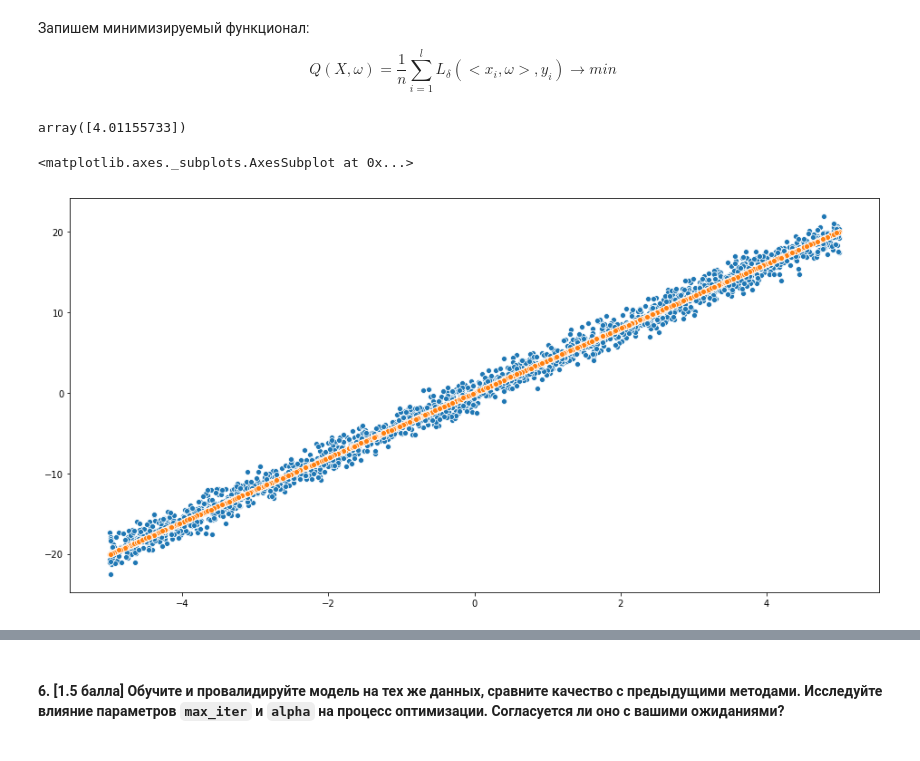
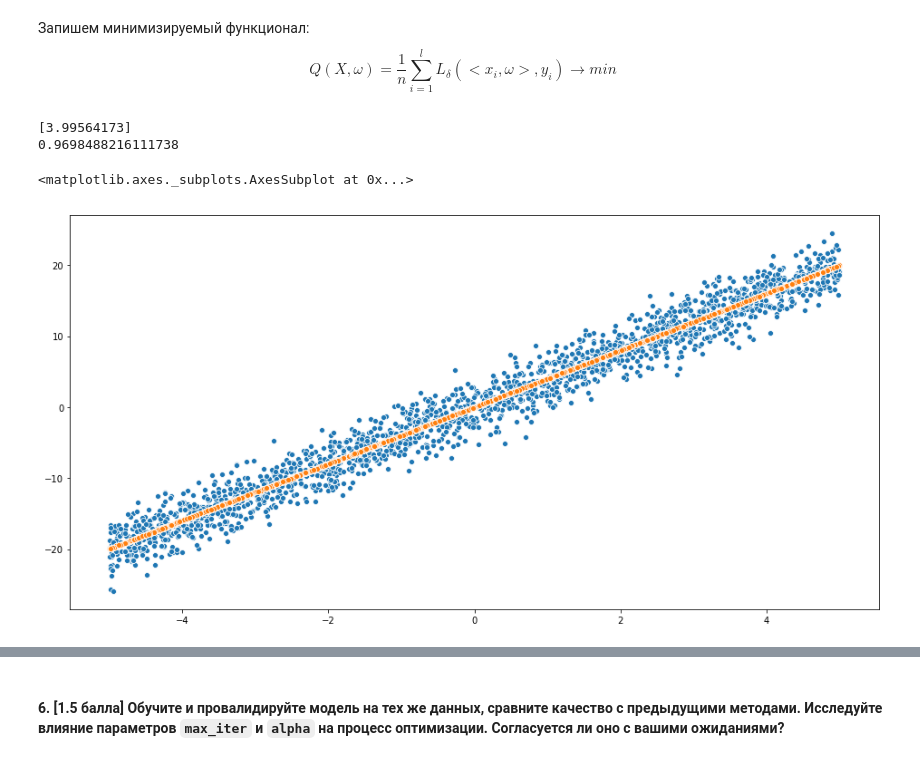
Before and after one commit to Mikhail-off/ML2018, a Jupyter notebook: HW3/homework-practice-03.ipynb, the cells around one changed output, grey strips where cells are left out. Drawn from its saved outputs; the diff is of its cells as text; code cells hidden in the pictures.

```diff
--- a/HW3/homework-practice-03.ipynb
+++ b/HW3/homework-practice-03.ipynb
@@ -199,17 +199,19 @@ class HuberReg(BaseEstimator):
         ---
         output: self
         """
-        if (len(X.shape) == 1):
+        if len(X.shape) == 1:
             X = X.reshape((-1, 1))
         self.loss_history = []
         self.w = np.zeros(X.shape[1], dtype=np.float)
-        if self.w0 != None:
+        if not(self.w0 is None):
             self.w = self.w0
         iteration = 0
         self.loss_history.append(self.calc_loss(X, y))
         last_w = None
         inertion = np.zeros_like(self.w)
+        best_w = self.w
         while iteration < self.max_iter and (iteration == 0 or np.linalg.norm(self.w - last_w) >= self.tolerance):
+            iteration += 1
             batch_size = 0
             if self.gd_type == 'stochastic':
                 batch_size = 1
@@ -223,7 +225,8 @@ class HuberReg(BaseEstimator):
             last_w = self.w.copy()
             self.w -= inertion
             self.loss_history.append(self.calc_loss(X, y))
-            iteration += 1
+        if iteration == self.max_iter:
+            print('Not converges')
         return self
 
     def predict(self, X):
@@ -277,22 +280,24 @@ class HuberReg(BaseEstimator):
         return r2_score(y_true=y_true, y_pred=y_pred)
 # %%
 x = np.linspace(-5, 5, 10000)
-y = 4 * x + np.random.normal(scale=1, size=len(x))
+y = 4 * x + np.random.normal(scale=2, size=len(x))
 # %%
 import matplotlib.pylab as plt
 import seaborn as sns
 # %%
 x_train_, x_test_, y_train_, y_test_ = train_test_split(x, y, test_size=0.2, random_state=42)
 # %%
-sgd = HuberReg(max_iter=10000, gd_type='stochastic', alpha=0.3)
-sgd.fit(x_train_, y_train_)
-sgd.w
+sgd_ = HuberReg(max_iter=1000, eta=0.01, gd_type='full', alpha=0.3)
+sgd_.fit(x_train_, y_train_)
+print(sgd_.w)
+print(sgd_.score(x_test_, y_test_))
 # %% [output]
-array([4.01155733])
+[3.99564173]
+0.9698488216111738
 # %%
 plt.figure(figsize=(16, 8))
 sns.scatterplot(x_test_, y_test_)
-sns.scatterplot(x_test_, sgd.predict(x_test_))
+sns.scatterplot(x_test_, sgd_.predict(x_test_))
 # %% [output]
 <matplotlib.axes._subplots.AxesSubplot at 0x...>
-[figure, old version]
+[figure, new version]
```
Also changed, not shown: parts of 7 cells of this notebook.
